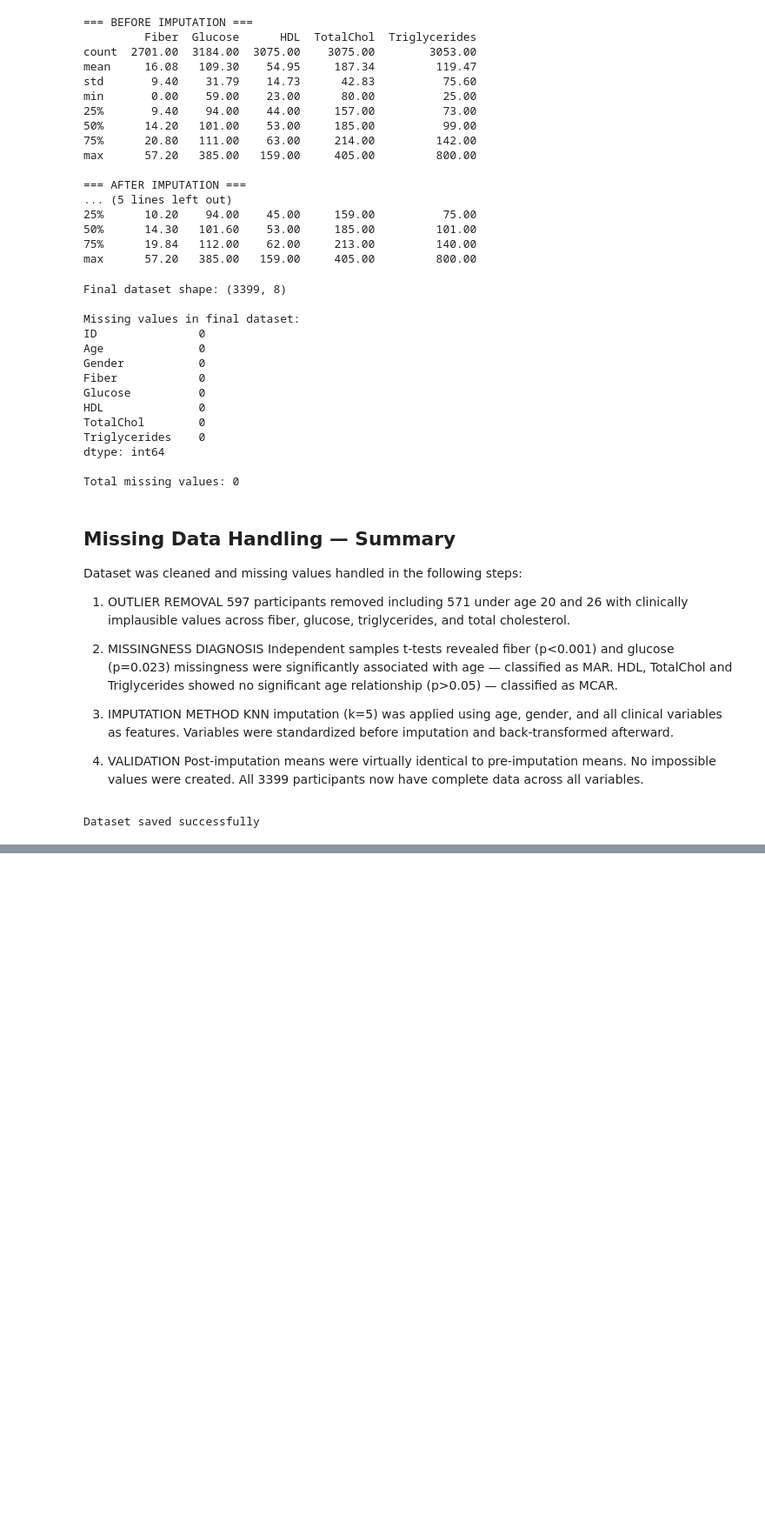
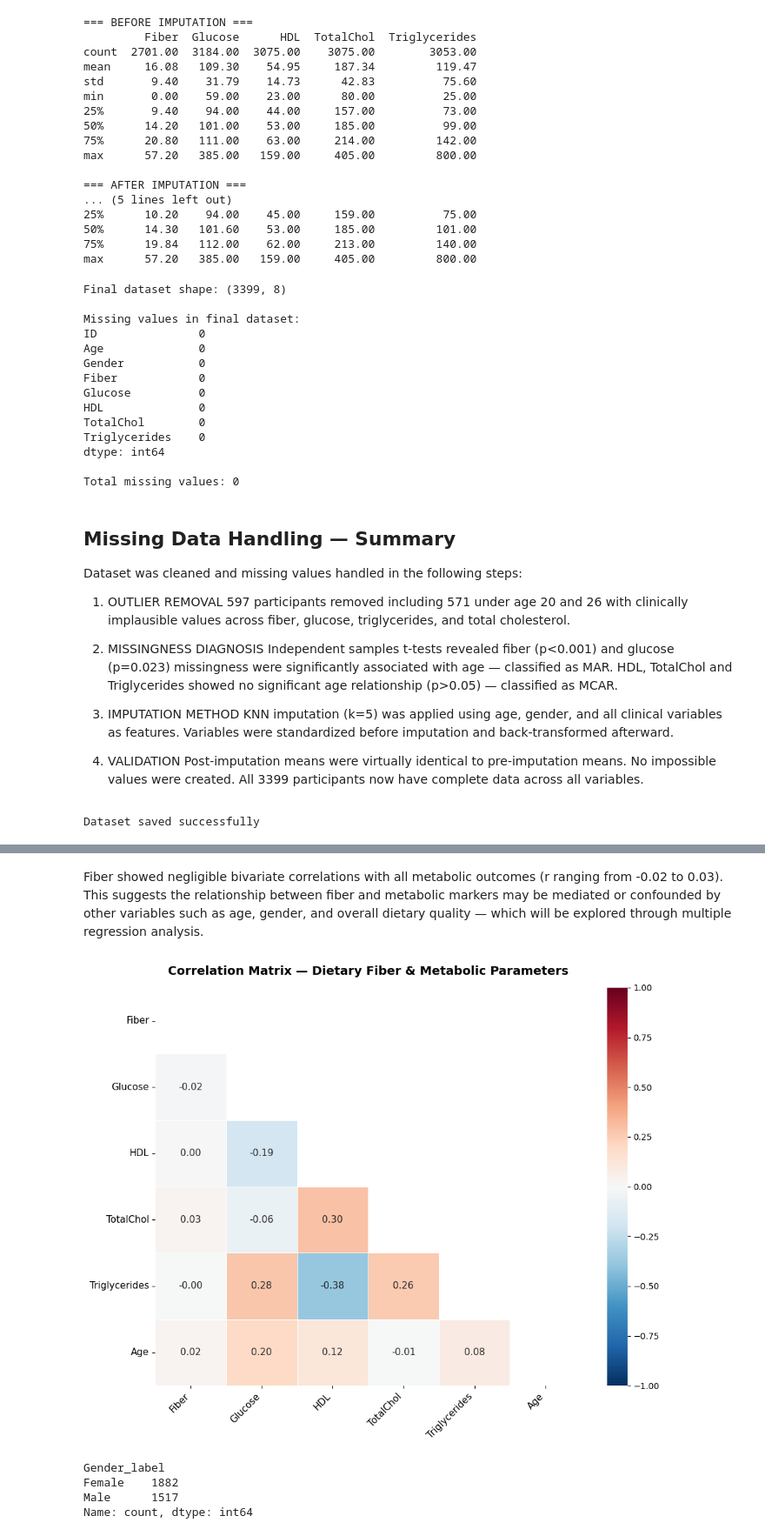
Before and after one commit to ushagartoula19-ops/Fibre-intake-and-blood-chemistry, a Jupyter notebook: NHANES_DATA_ANALYSIS.ipynb, the cells around one changed output, grey strips where cells are left out. Shown at 87% size. Saved outputs shown, nothing was run; the diff lists cells and outputs as text; code cells hidden in the pictures; blank space fills up the shorter version.

```diff
--- a/NHANES_DATA_ANALYSIS.ipynb
+++ b/NHANES_DATA_ANALYSIS.ipynb
@@ -814,0 +919,19 @@ Dataset saved successfully
+# %%
+import matplotlib.pyplot as plt
+import seaborn as sns
+import numpy as np
+
+# ── STEP 1: SELECT VARIABLES FOR CORRELATION ANALYSIS ────────────────────────
+# We exclude ID as it is just a participant identifier
+# and has no meaningful relationship with clinical variables
+
+analysis_vars = ['Fiber', 'Glucose', 'HDL', 'TotalChol', 'Triglycerides', 'Age']
+
+# ── STEP 2: CALCULATE CORRELATION MATRIX ─────────────────────────────────────
+# This calculates Pearson's r between every pair of variables
+# Result is a 6x6 matrix of correlation coefficients
+
+corr_matrix = master_df_final[analysis_vars].corr()
+
+print("=== Correlation Matrix ===")
+print(corr_matrix.round(2))
@@ -814,0 +947,60 @@ Dataset saved successfully
+# %% [markdown]
+Fiber showed negligible bivariate correlations with all metabolic
+outcomes (r ranging from -0.02 to 0.03). This suggests the
+relationship between fiber and metabolic markers may be mediated
+or confounded by other variables such as age, gender, and overall
+dietary quality — which will be explored through multiple regression
+analysis.
+# %%
+import numpy as np
+
+# ── STEP 3: DRAW THE CORRELATION HEATMAP ─────────────────────────────────────
+# We visualize the correlation matrix as a colored grid
+# Each cell shows the correlation between two variables
+# Color intensity shows the strength of the relationship
+
+plt.figure(figsize=(10, 8))
+
+# mask hides the upper triangle since it mirrors the lower triangle
+# this makes the heatmap cleaner and easier to read
+mask = np.triu(np.ones_like(corr_matrix, dtype=bool))
+
+sns.heatmap(
+    corr_matrix,
+    mask=mask,           # hide upper triangle
+    annot=True,          # show correlation numbers inside each cell
+    fmt='.2f',           # round numbers to 2 decimal places
+    cmap='RdBu_r',       # red = positive, blue = negative, white = zero
+    center=0,            # white color is centered at zero
+    vmin=-1,             # minimum value on color scale
+    vmax=1,              # maximum value on color scale
+    linewidths=0.5,      # thin lines separating each cell
+    annot_kws={'size': 11}  # font size of numbers inside cells
+)
+
+plt.title('Correlation Matrix — Dietary Fiber & Metabolic Parameters',
+          fontsize=14, fontweight='bold', pad=15)
+plt.xticks(fontsize=11, rotation=45, ha='right')
+plt.yticks(fontsize=11, rotation=0)
+plt.tight_layout()
+plt.savefig('correlation_heatmap.png', dpi=150)
+plt.show()
+# %% [output]
+[figure, added]
+# %%
+# ── RECODE GENDER FOR READABILITY ────────────────────────────────────────────
+# In NHANES: 1 = Male, 2 = Female
+# We create a readable label column for cleaner plots and tables
+
+master_df_final['Gender_label'] = master_df_final['Gender'].map({
+    1.0: 'Male',
+    2.0: 'Female'
+})
+
+# Verify the recoding
+print(master_df_final['Gender_label'].value_counts())
+# %% [output]
+Gender_label
+Female    1882
+Male      1517
+Name: count, dtype: int64
```
Also changed, not shown: parts of 16 cells of this notebook, 4 other files.
